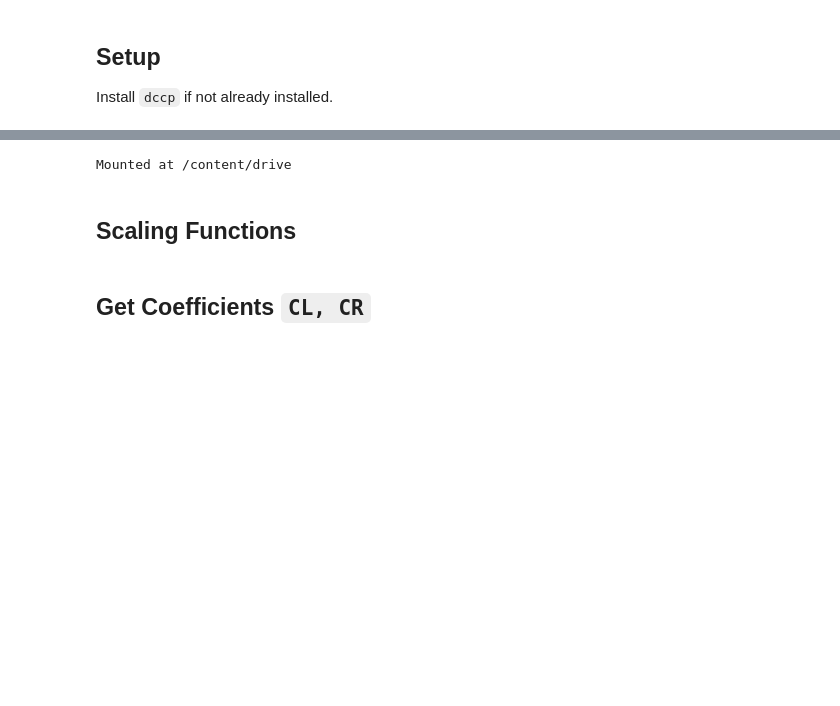
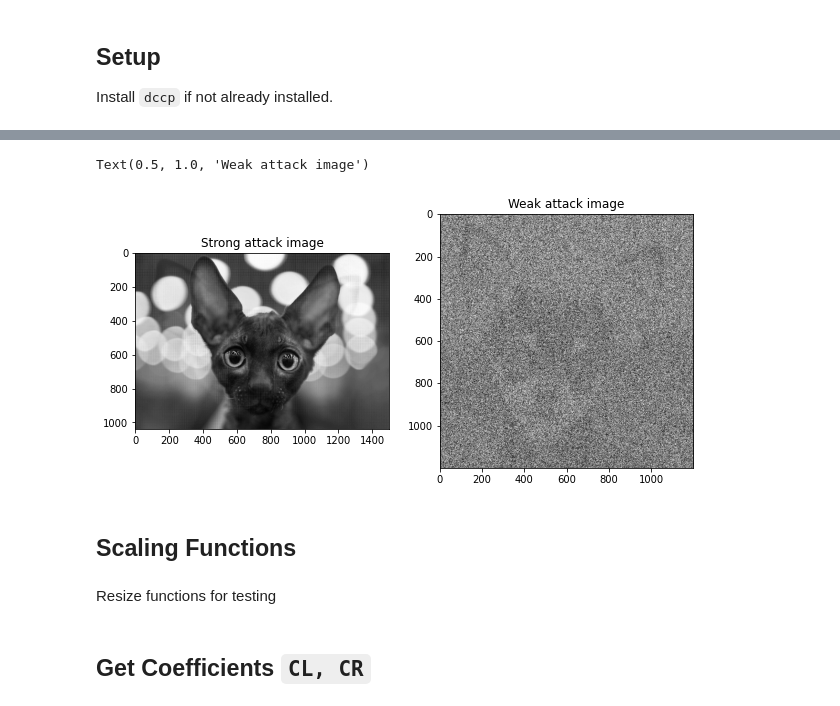
Before and after one commit to azizanwazir/comp0055_seeing_is_not_believing, a Jupyter notebook: scaling_attack.ipynb, the cells around one changed output, grey strips where cells are left out. Saved outputs shown, nothing was run; the diff lists cells and outputs as text; code cells hidden in the pictures; blank space fills up the shorter version.

```diff
--- a/scaling_attack.ipynb
+++ b/scaling_attack.ipynb
@@ -315,12 +357,20 @@ Successfully installed dccp-1.0.3
-# %%
-# Google Drive Mount
-drive.mount('/content/drive')
-
-# Change to your own drive's folder
-img_folder = '/content/drive/MyDrive/COMP0055/'
-strong = img_folder + 'Attack images (strong attack form) - (229,229) out size/'
-weak = img_folder + 'Attack images (weak attack form) - (229,229) out size/'
-# %% [output]
-Mounted at /content/drive
+# %%
+# test images are uploaded locally
+
+# atkcat.jpg is the strong attack form image
+# weakcat.jpg is the weak attack form image
+strongcat = 'strongcat.jpg'
+weakdog = 'weakdog.jpg'
+strongatk = cv2.imread(strongcat, 0)
+weakatk = cv2.imread(weakdog, 0)
+# %%
+fig, ax = plt.subplots(1,2, figsize=(10,5))
+ax[0].imshow(strongatk, cmap='gray')
+ax[0].set_title("Strong attack image")
+ax[1].imshow(weakatk, cmap='gray')
+ax[1].set_title("Weak attack image")
+# %% [output]
+Text(0.5, 1.0, 'Weak attack image')
+[figure, added]
 # %% [markdown]
 ## Scaling Functions
@@ -358,3 +387,5 @@ def resizeCV2(img, height, width):
+# %% [markdown]
+Resize functions for testing
 # %%
 def plot_img(img, title):
   plt.figure(figsize=(20,20))
```
Also changed, not shown: parts of 23 cells of this notebook.
